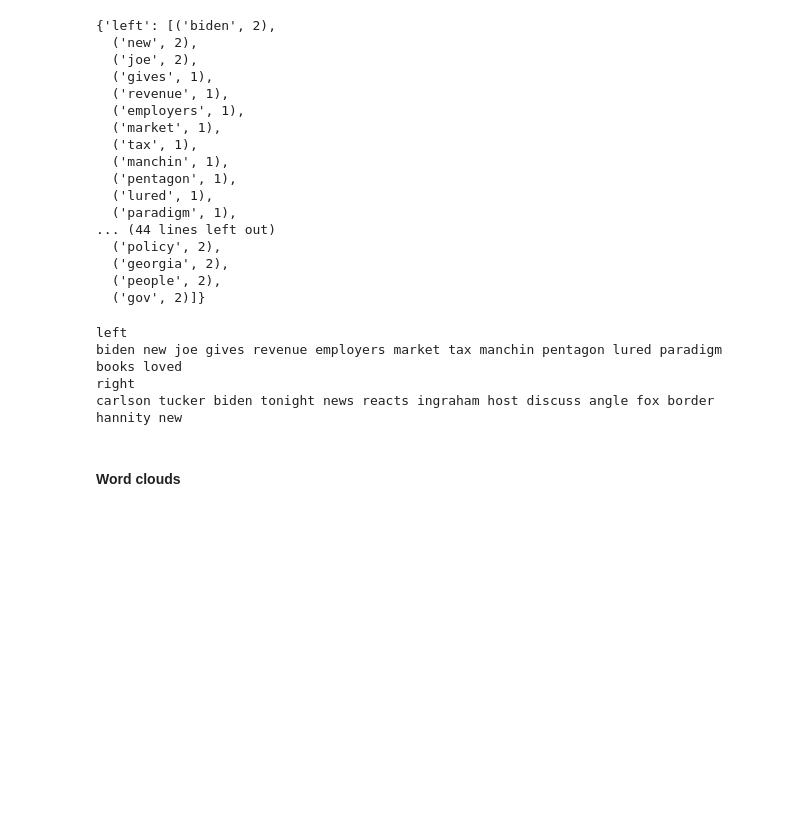
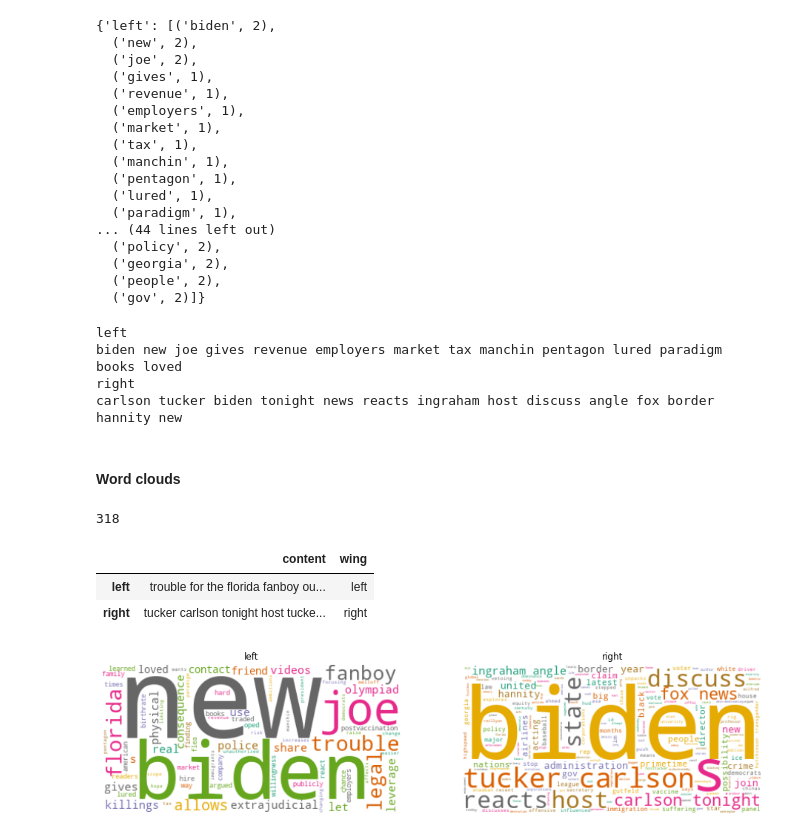
Before and after one commit to danhphan/aussie-sentiment, a Jupyter notebook: nbs/03_data_exploration.ipynb, the cells around one changed output. Saved outputs shown, nothing was run; the diff lists cells and outputs as text; code cells hidden in the pictures; blank space fills up the shorter version.

Commit message:
add word cloud

```diff
--- a/nbs/03_data_exploration.ipynb
+++ b/nbs/03_data_exploration.ipynb
@@ -55,0 +60,32 @@ carlson tucker biden tonight news reacts ingraham host discuss angle fox border
+# %%
+# Get stop words
+stop_words = text.ENGLISH_STOP_WORDS
+len(stop_words)
+# %% [output]
+318
+# %%
+wc = WordCloud(stopwords=stop_words, background_color="white",
+              colormap="Dark2", max_font_size=150, random_state=40)
+# %%
+# Read in cleaned data
+data_clean = pd.read_pickle('../data/corpus.pkl')
+# %%
+data_clean
+# %% [output]
+|  | content | wing |
+| left | trouble for the florida fanboy ou... | left |
+| right | tucker carlson tonight host tucke... | right |
+# %%
+# Show word cloud
+plt.rcParams['figure.figsize'] = [16, 6]
+full_names = ["left", "right"]
+for index, wing in enumerate(data_dtm.columns):
+    wc.generate(data_clean.content[wing])
+    plt.subplot(1,2, index+1)
+    plt.imshow(wc, interpolation="bilinear")
+    plt.axis("off")
+    plt.title(full_names[index])
+
+plt.show()
+# %% [output]
+[figure, added]
```
Also changed, not shown: parts of 1 cell of this notebook.
